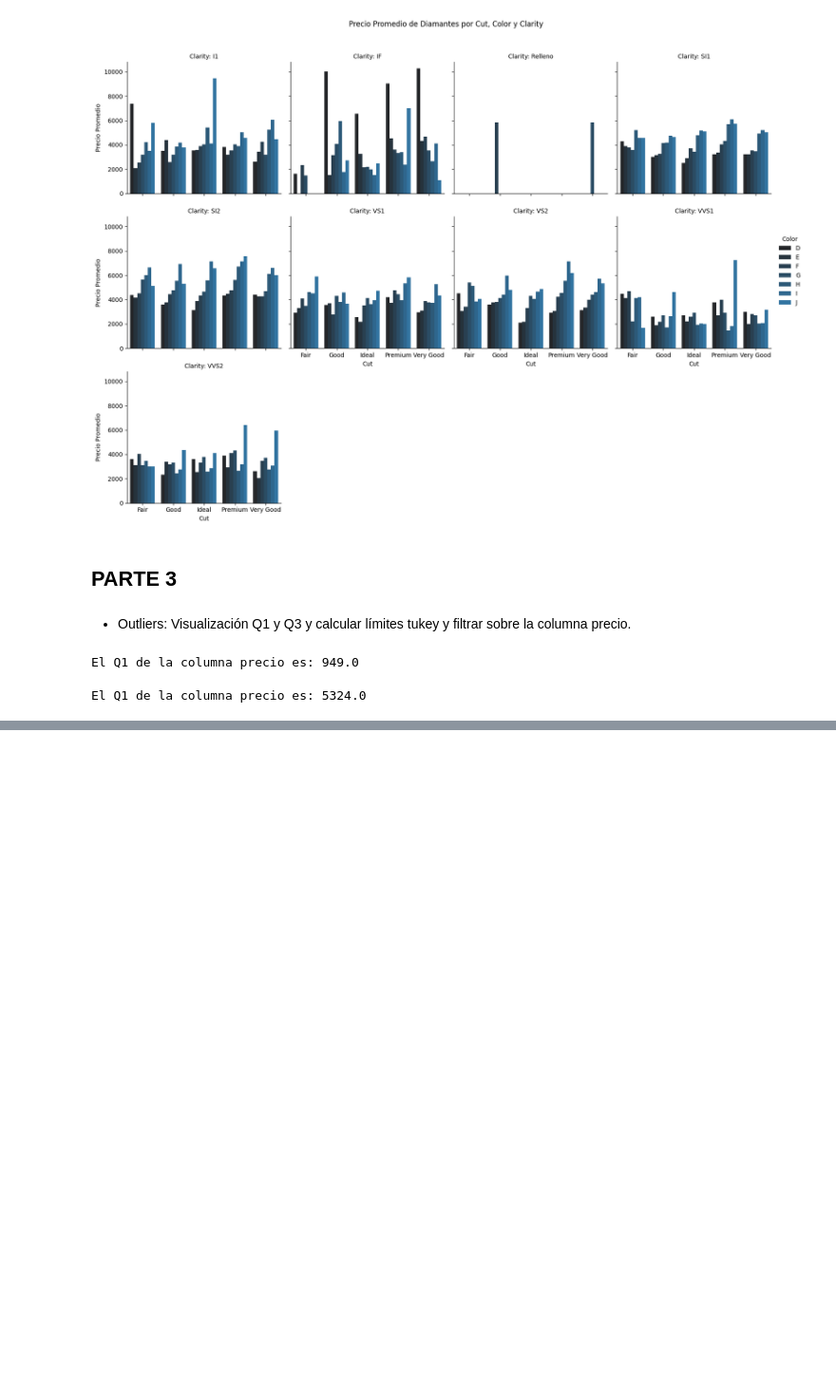
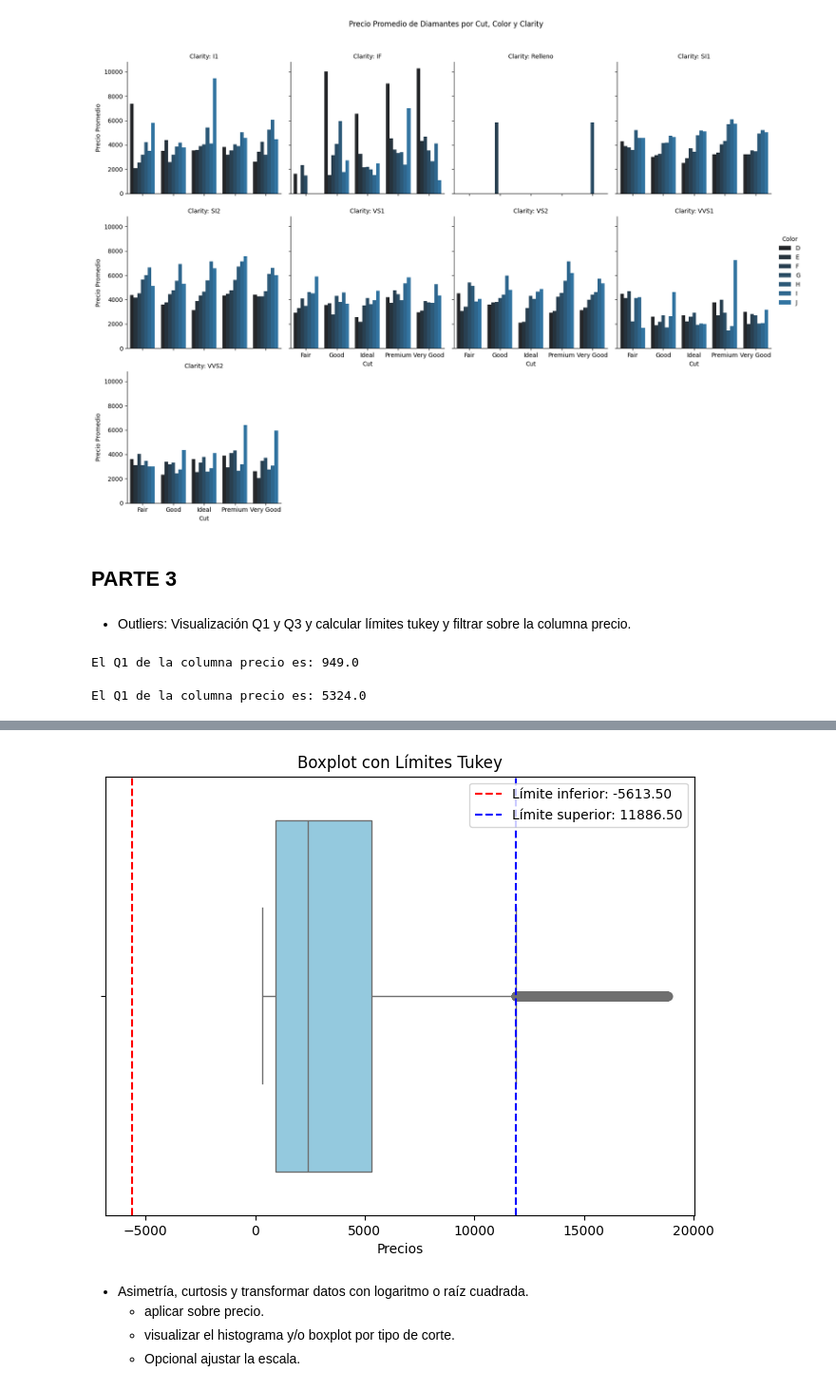
Before and after one commit to mplazap/Bootcamp_ejercicios, a Jupyter notebook: Tema 3 - Data Science/Ejercicio evaluable (19-01-2025)/M3 - Marino Plaza.ipynb, the cells around one changed output, grey strips where cells are left out. Shown at 95% size. Drawn from its saved outputs; the diff is of its cells as text; code cells hidden in the pictures; blank space fills up the shorter version.

```diff
--- a/Tema 3 - Data Science/Ejercicio evaluable (19-01-2025)/M3 - Marino Plaza.ipynb
+++ b/Tema 3 - Data Science/Ejercicio evaluable (19-01-2025)/M3 - Marino Plaza.ipynb
@@ -575,0 +574,20 @@ El Q1 de la columna precio es: 5324.0
+# %%
+# Tukey
+# Rango intercuartil (IQR)
+iqr_range = q3_price - q1_price
+
+# Límites inferior y superior
+low_limit = q1_price - 1.5 * iqr_range
+up_limit = q3_price + 1.5 * iqr_range
+
+# Identificar outliers
+outliers = df_diamonds[(df_diamonds['price'] < low_limit) | (df_diamonds['price'] > up_limit)]
+
+# Identificar valores no outliers
+non_outliers = df_diamonds[(df_diamonds['price'] >= low_limit) & (df_diamonds['price'] <= up_limit)]
+
+# Mostrar resultados
+print(f"EL IQR de la columna precio es: {iqr_range}")
+print(f"El límite inferior: {low_limit}")
+print(f"El límite superior: {up_limit}")
+print(f"Los Outliers son: {outliers}")
@@ -575,0 +612,20 @@ El Q1 de la columna precio es: 5324.0
+# %%
+# Boxplot con Seaborn
+plt.figure(figsize=(8, 6))
+sns.boxplot(x=df_diamonds['price'], color='skyblue')
+
+# Líneas para los límites Tukey
+plt.axvline(x=low_limit, color='red', linestyle='--', label=f'Límite inferior: {low_limit:.2f}')
+plt.axvline(x=up_limit, color='blue', linestyle='--', label=f'Límite superior: {up_limit:.2f}')
+
+plt.title('Boxplot con Límites Tukey')
+plt.xlabel('Precios')
+plt.legend()
+plt.show()
+# %% [output]
+[figure, added]
+# %% [markdown]
+* Asimetría, curtosis y transformar datos con logaritmo o raíz cuadrada.
+    - aplicar sobre precio.
+    - visualizar el histograma y/o boxplot por tipo de corte.
+    - Opcional ajustar la escala.
```
Also changed, not shown: parts of 2 cells of this notebook.
